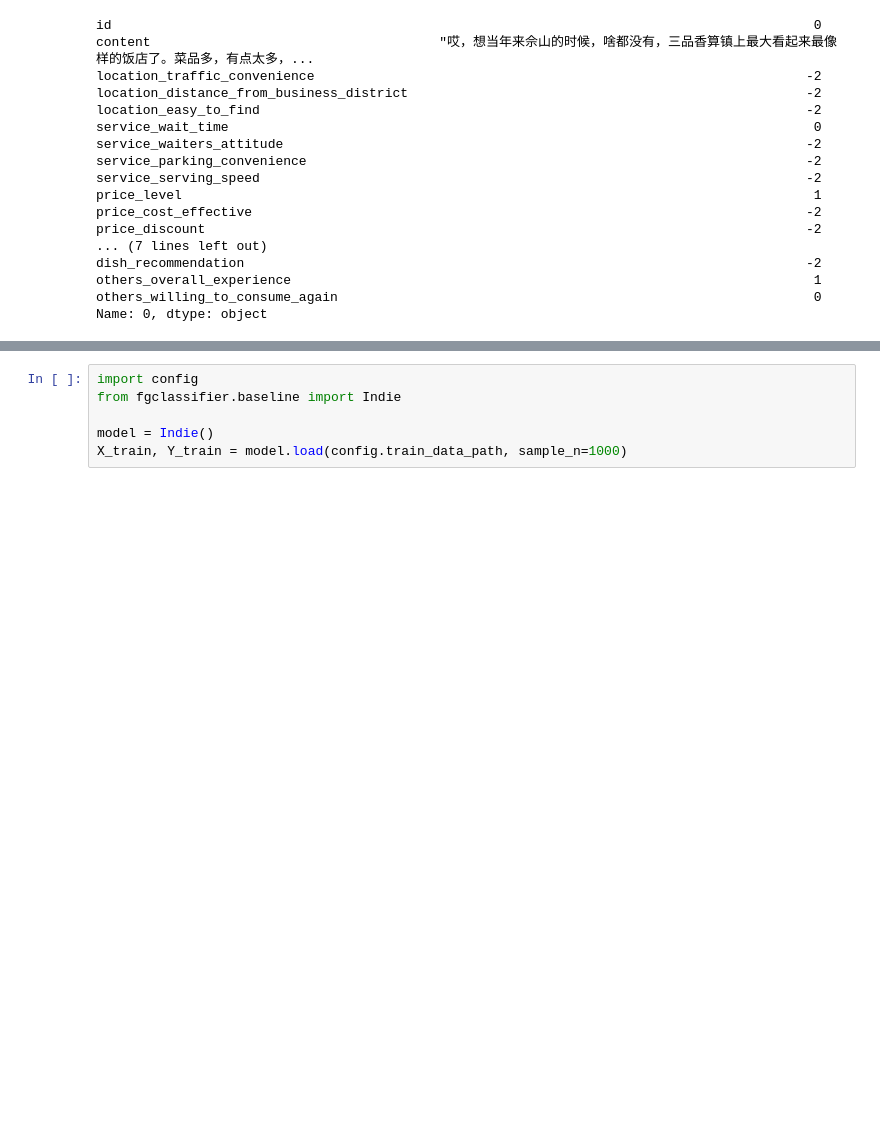
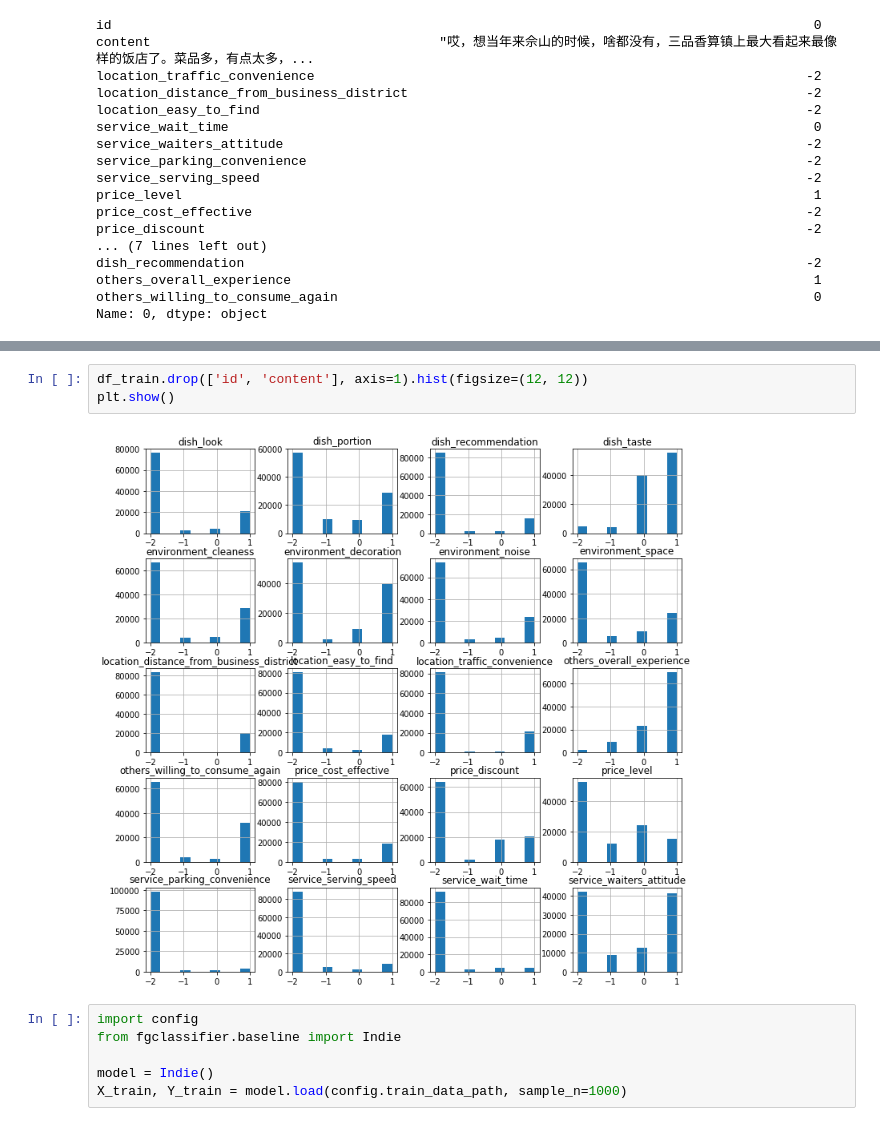
Before and after one commit to ktmud/fsauor2018, a Jupyter notebook: 1_Feature Engineering.ipynb, the cells around one changed output, grey strips where cells are left out. Drawn from its saved outputs; the diff is of its cells as text; blank space fills up the shorter version.

```diff
--- a/1_Feature Engineering.ipynb
+++ b/1_Feature Engineering.ipynb
@@ -68,3 +115,8 @@ Validation data: (15000, 22)
+# %%
+df_train.drop(['id', 'content'], axis=1).hist(figsize=(12, 12))
+plt.show()
+# %% [output]
+[figure, added]
 # %%
 import config
 from fgclassifier.baseline import Indie
```
Also changed, not shown: parts of 11 cells of this notebook, 4 other files.
